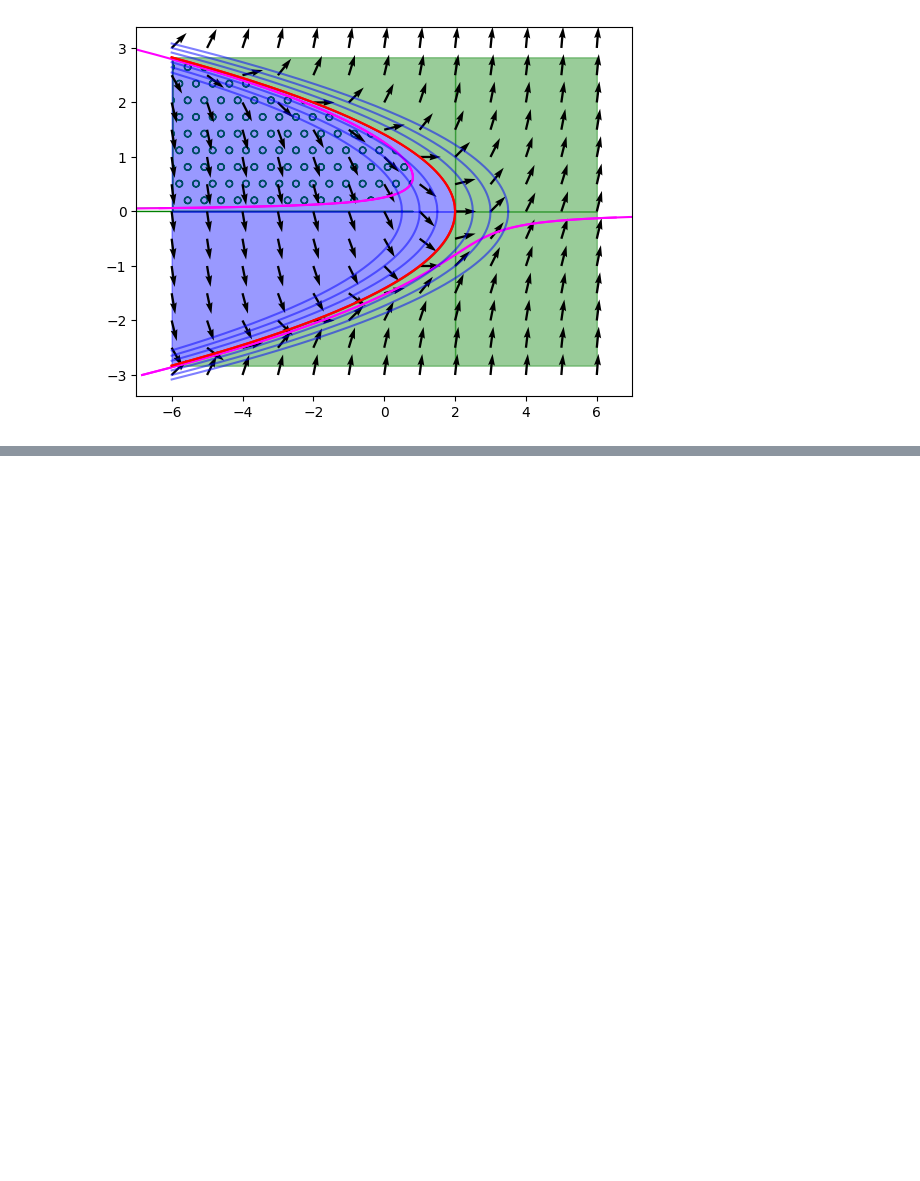
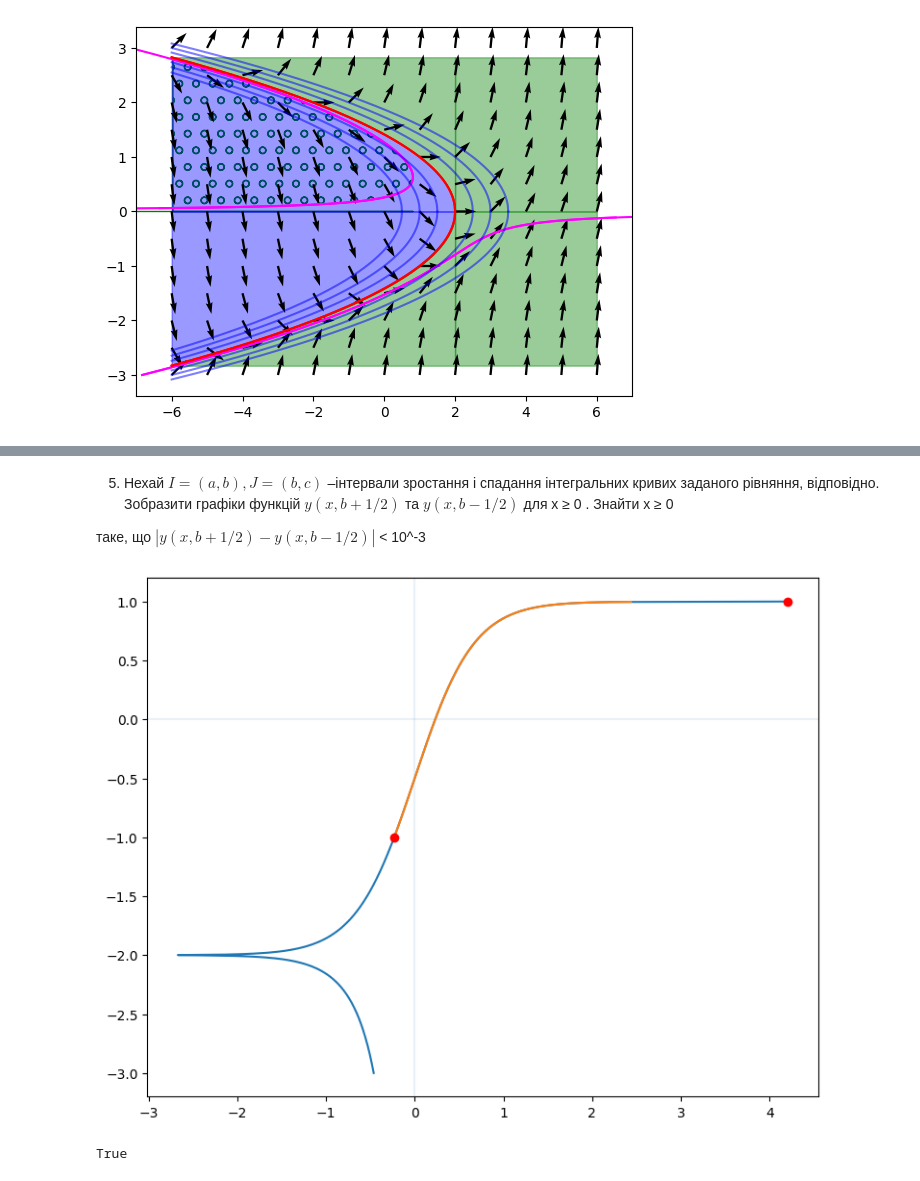
Before and after one commit to VladSkrynyk/study, a Jupyter notebook: 2 course/2 sem/differential_equation/Labs/lab01/Скриник_лабораторна_1.ipynb, the cells around one changed output, grey strips where cells are left out. Saved outputs shown, nothing was run; the diff lists cells and outputs as text; code cells hidden in the pictures; blank space fills up the shorter version.

```diff
--- a/2 course/2 sem/differential_equation/Labs/lab01/Скриник_лабораторна_1.ipynb
+++ b/2 course/2 sem/differential_equation/Labs/lab01/Скриник_лабораторна_1.ipynb
@@ -166,0 +474,32 @@ task6()
+# %% [markdown]
+5. Нехай $ I = (a, b), J = (b, c) $ –iнтервали зростання i спадання iнтегральних кривих заданого рiвняння, вiдповiдно. Зобразити графiки функцiй $ y(x, b+1/2) $ та $ y(x, b−1/2) $ для x ≥ 0 . Знайти x ≥ 0
+
+таке, що $ |y(x, b + 1/2) − y(x, b − 1/2)| $ < 10^-3
+# %%
+x = np.linspace(0, 2, 400)
+y = np.linspace(-1/2, -1/2, 400)
+
+def f1(x):
+    return (np.exp(3*x)+2)/(np.exp(3*x)-1)
+
+x = np.linspace(0, 2, 400)
+y = np.linspace(-1-1/2, -1-1/2, 400)
+
+def f(y):
+    return ((np.log(np.abs(y+2)/np.abs(y-1)))/3)
+axes()
+e = 10**(-5)
+y = np.linspace(-3,1-e, 1000)
+plt.plot(f(y), y)
+y = np.linspace(1,-1+e, 1000)
+plt.plot(f(y), y)
+
+res = np.abs(f(np.linspace(-3,1-e, 1000))-f(np.linspace(1,1+e, 1000))) < 10**(-3)
+plt.plot(f(y)[res],y[res],'ro')
+y = np.linspace(-3,1-e, 1000)
+plt.plot(f(y)[res],y[res],'ro')
+plt.show()
+np.any(res)
+# %% [output]
+[figure, added]
+True
```
Also changed, not shown: parts of 15 cells of this notebook, 31 other files.
